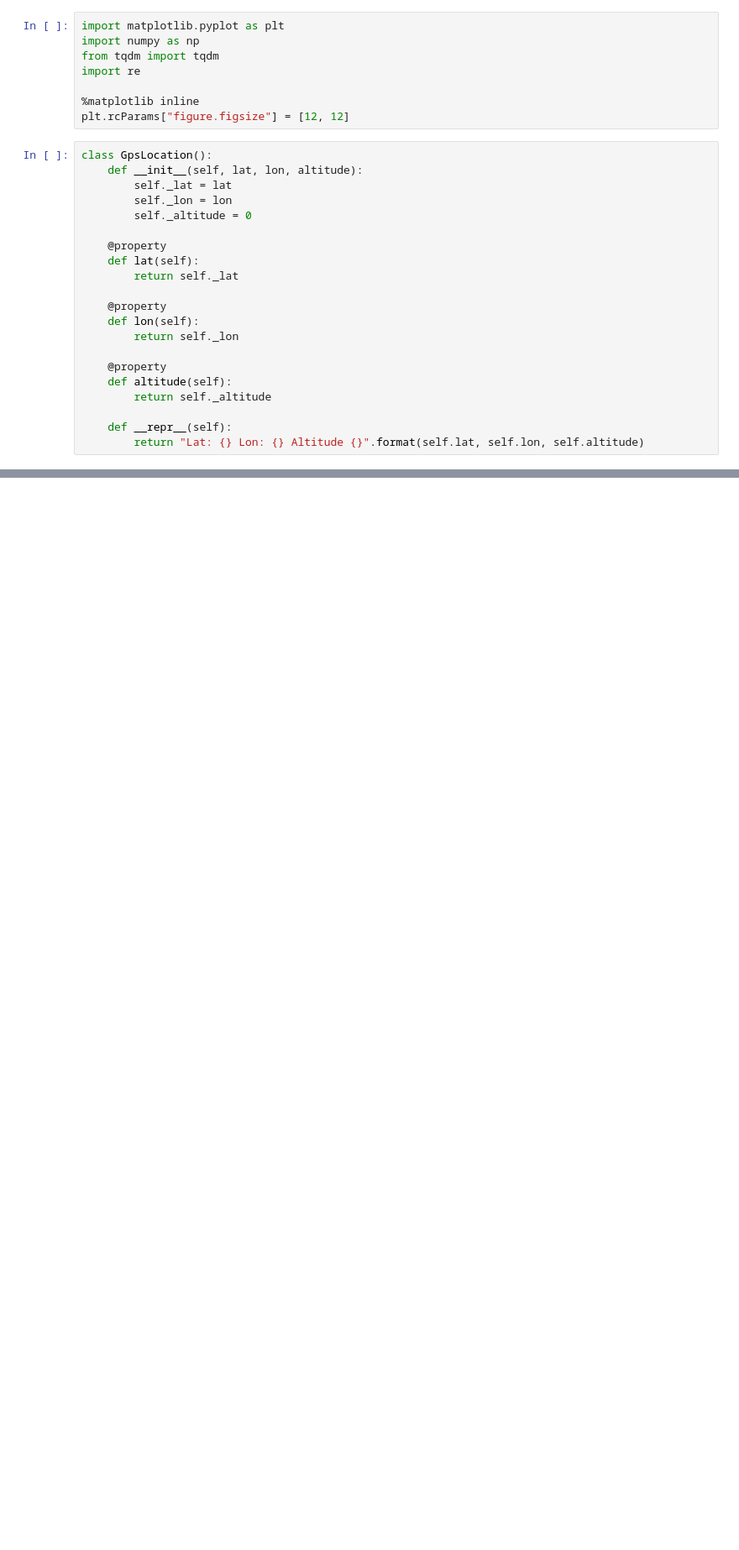
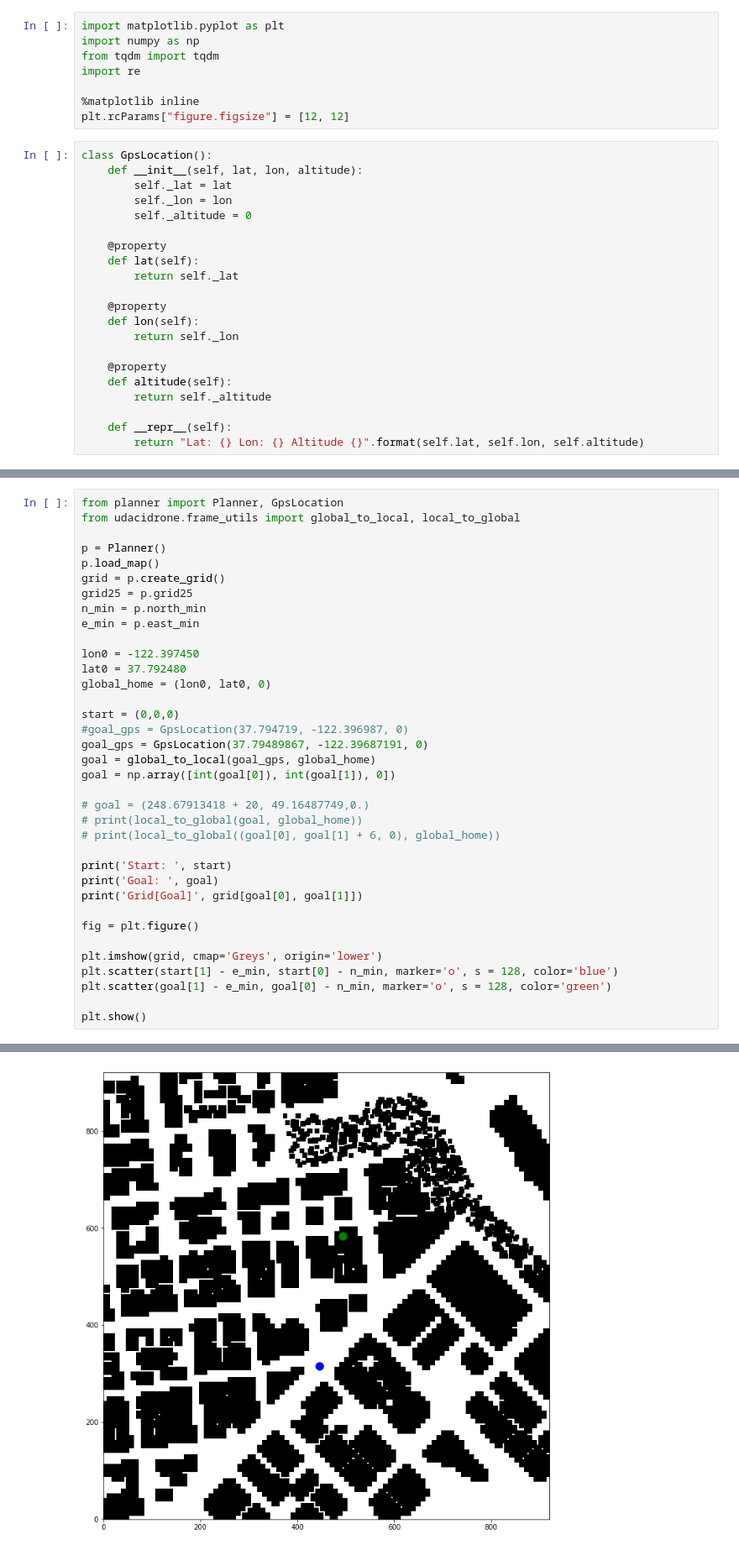
Before and after one commit to drganjoo/FCND-Motion-Planning, a Jupyter notebook: testing.ipynb, the cells around one changed output, grey strips where cells are left out. Shown at 84% size. Drawn from its saved outputs; the diff is of its cells as text; blank space fills up the shorter version.

```diff
--- a/testing.ipynb
+++ b/testing.ipynb
@@ -275,0 +32,37 @@ print((x[0] ** 2 + x[1] ** 2) ** 0.5)
+# %%
+from planner import Planner, GpsLocation
+from udacidrone.frame_utils import global_to_local, local_to_global
+
+p = Planner()
+p.load_map()
+grid = p.create_grid()
+grid25 = p.grid25
+n_min = p.north_min
+e_min = p.east_min
+
+lon0 = -122.397450
+lat0 = 37.792480
+global_home = (lon0, lat0, 0)
+
+start = (0,0,0)
+#goal_gps = GpsLocation(37.794719, -122.396987, 0)
+goal_gps = GpsLocation(37.79489867, -122.39687191, 0)
+goal = global_to_local(goal_gps, global_home)
+goal = np.array([int(goal[0]), int(goal[1]), 0])
+
+# goal = (248.67913418 + 20, 49.16487749,0.)
+# print(local_to_global(goal, global_home))
+# print(local_to_global((goal[0], goal[1] + 6, 0), global_home))
+
+print('Start: ', start)
+print('Goal: ', goal)
+print('Grid[Goal]', grid[goal[0], goal[1]])
+
+fig = plt.figure()
+
+plt.imshow(grid, cmap='Greys', origin='lower')
+plt.scatter(start[1] - e_min, start[0] - n_min, marker='o', s = 128, color='blue')
+plt.scatter(goal[1] - e_min, goal[0] - n_min, marker='o', s = 128, color='green')
+
+plt.show()
+# %% [output]
@@ -275,0 +75 @@ print((x[0] ** 2 + x[1] ** 2) ** 0.5)
+[figure, added]
```
Also changed, not shown: parts of 25 cells of this notebook, 5 other files.
